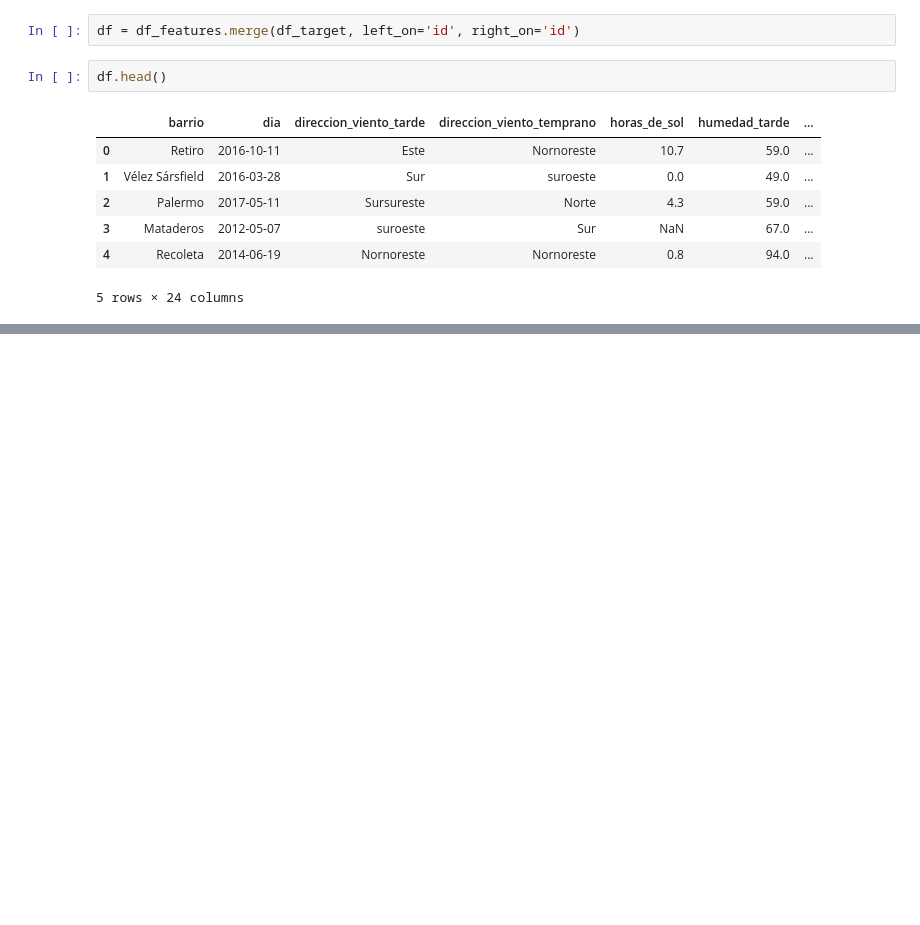
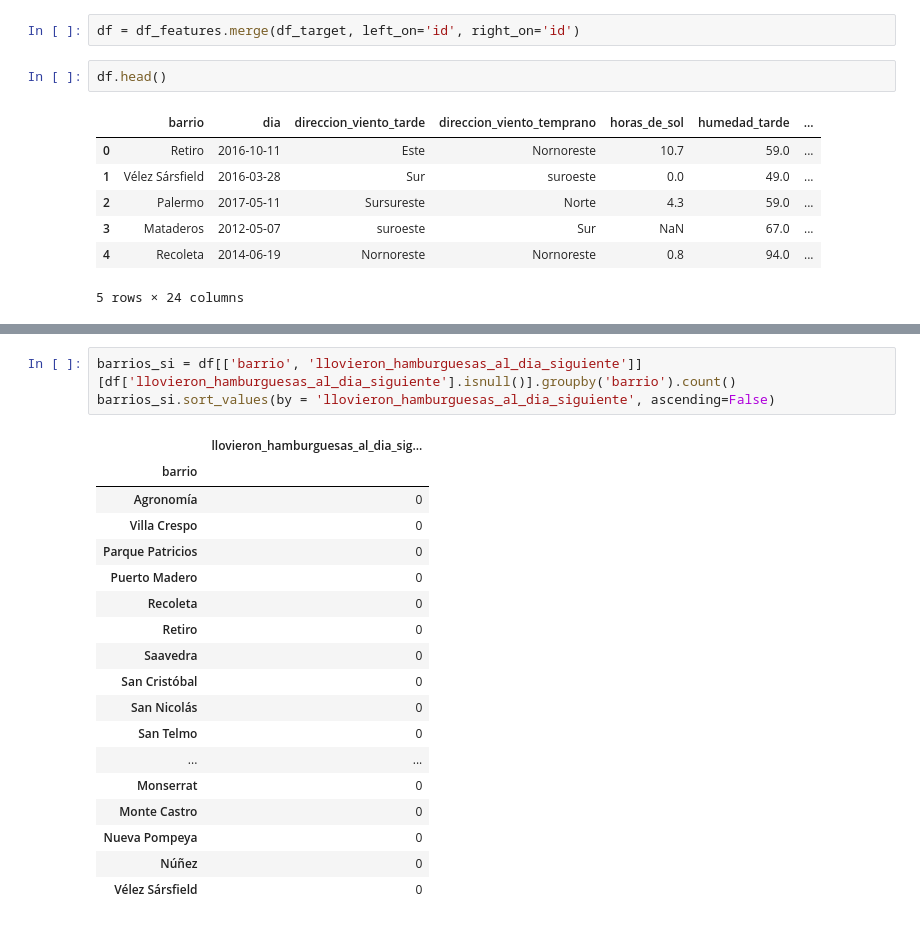
Before and after one commit to aflouret/lluvia-de-hamburguesas, a Jupyter notebook: tp.ipynb, the cells around one changed output, grey strips where cells are left out. Saved outputs shown, nothing was run; the diff lists cells and outputs as text; blank space fills up the shorter version.

```diff
--- a/tp.ipynb
+++ b/tp.ipynb
@@ -34,0 +111,22 @@ df.head()
+# %%
+barrios_si = df[['barrio', 'llovieron_hamburguesas_al_dia_siguiente']][df['llovieron_hamburguesas_al_dia_siguiente'].isnull()].groupby('barrio').count()
+barrios_si.sort_values(by = 'llovieron_hamburguesas_al_dia_siguiente', ascending=False)
+# %% [output]
+|  | llovieron_hamburguesas_al_dia_sig... |
+| barrio |  |
+| Agronomía | 0 |
+| Villa Crespo | 0 |
+| Parque Patricios | 0 |
+| Puerto Madero | 0 |
+| Recoleta | 0 |
+| Retiro | 0 |
+| Saavedra | 0 |
+| San Cristóbal | 0 |
+| San Nicolás | 0 |
+| San Telmo | 0 |
+| ... | ... |
+| Monserrat | 0 |
+| Monte Castro | 0 |
+| Nueva Pompeya | 0 |
+| Núñez | 0 |
+| Vélez Sársfield | 0 |
```
Also changed, not shown: parts of 7 cells of this notebook.
